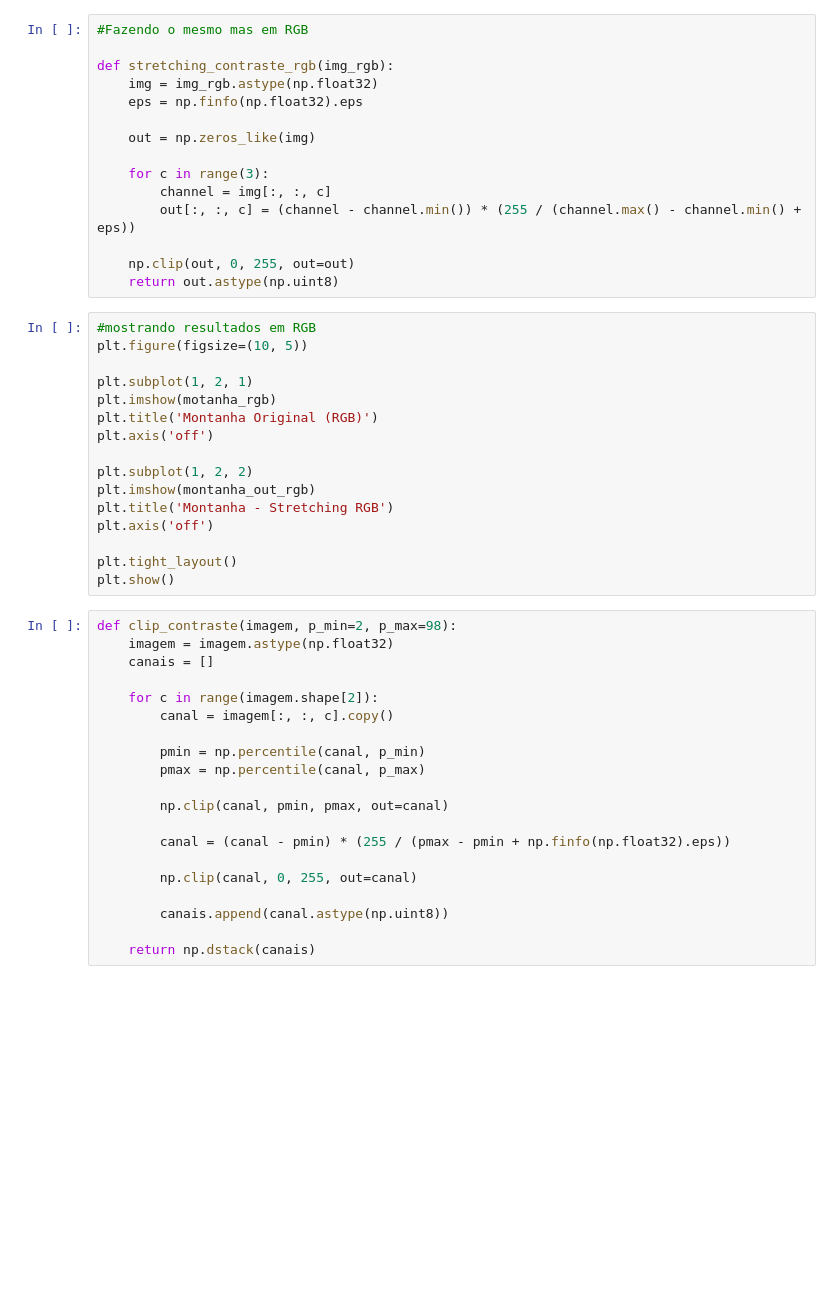
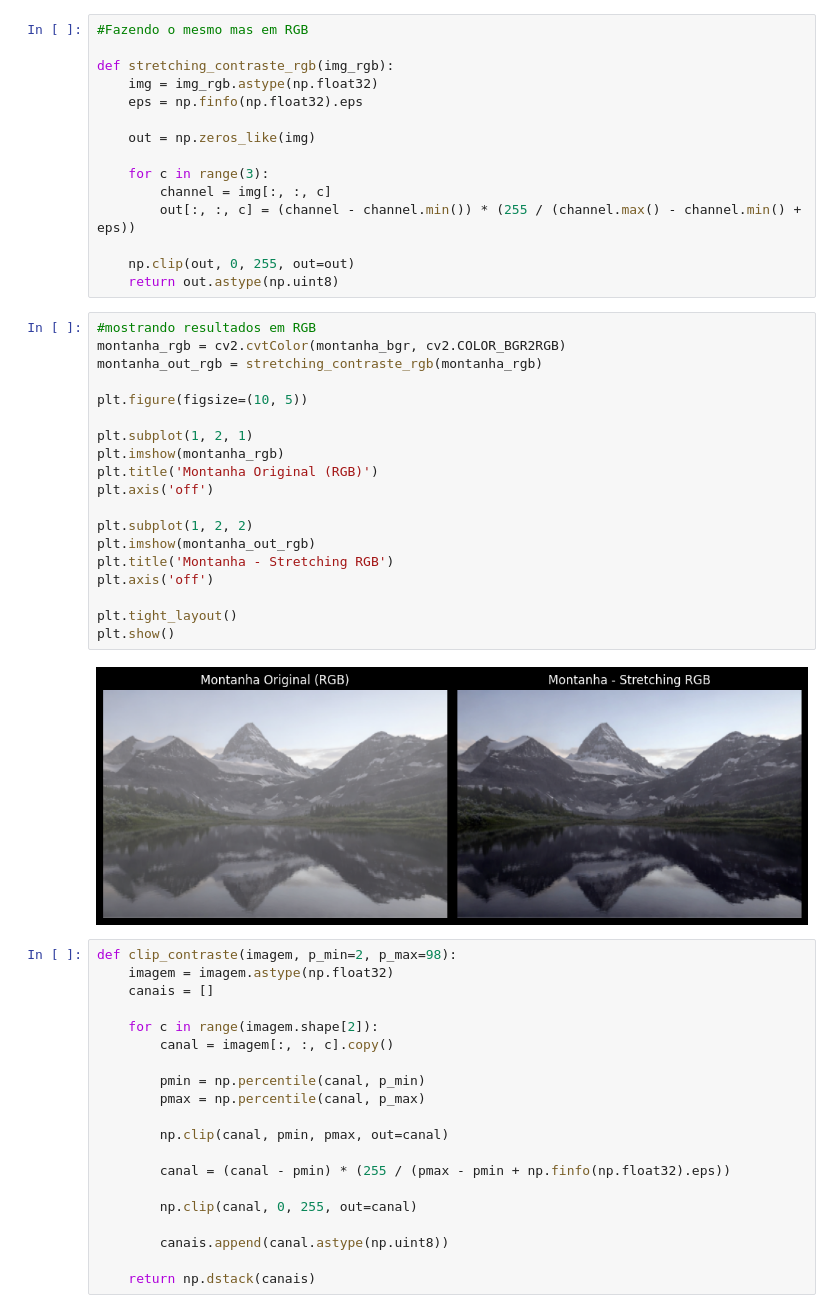
Before and after one commit to Renef13/Atividade_3_PI, a Jupyter notebook: melhoramento.ipynb, the cells around one changed output. Cells and saved outputs as stored; diff of their text form; blank space fills up the shorter version.

```diff
--- a/melhoramento.ipynb
+++ b/melhoramento.ipynb
@@ -58,20 +60,25 @@ def stretching_contraste_rgb(img_rgb):
     return out.astype(np.uint8)
 # %%
 #mostrando resultados em RGB
+montanha_rgb = cv2.cvtColor(montanha_bgr, cv2.COLOR_BGR2RGB)
+montanha_out_rgb = stretching_contraste_rgb(montanha_rgb)
+
 plt.figure(figsize=(10, 5))
 
 plt.subplot(1, 2, 1)
-plt.imshow(motanha_rgb)
+plt.imshow(montanha_rgb)
 plt.title('Montanha Original (RGB)')
 plt.axis('off')
 
 plt.subplot(1, 2, 2)
 plt.imshow(montanha_out_rgb)
 plt.title('Montanha - Stretching RGB')
 plt.axis('off')
 
 plt.tight_layout()
 plt.show()
+# %% [output]
+[figure, added]
 # %%
 def clip_contraste(imagem, p_min=2, p_max=98):
     imagem = imagem.astype(np.float32)
```
Also changed, not shown: parts of 4 cells of this notebook, 5 other files.
